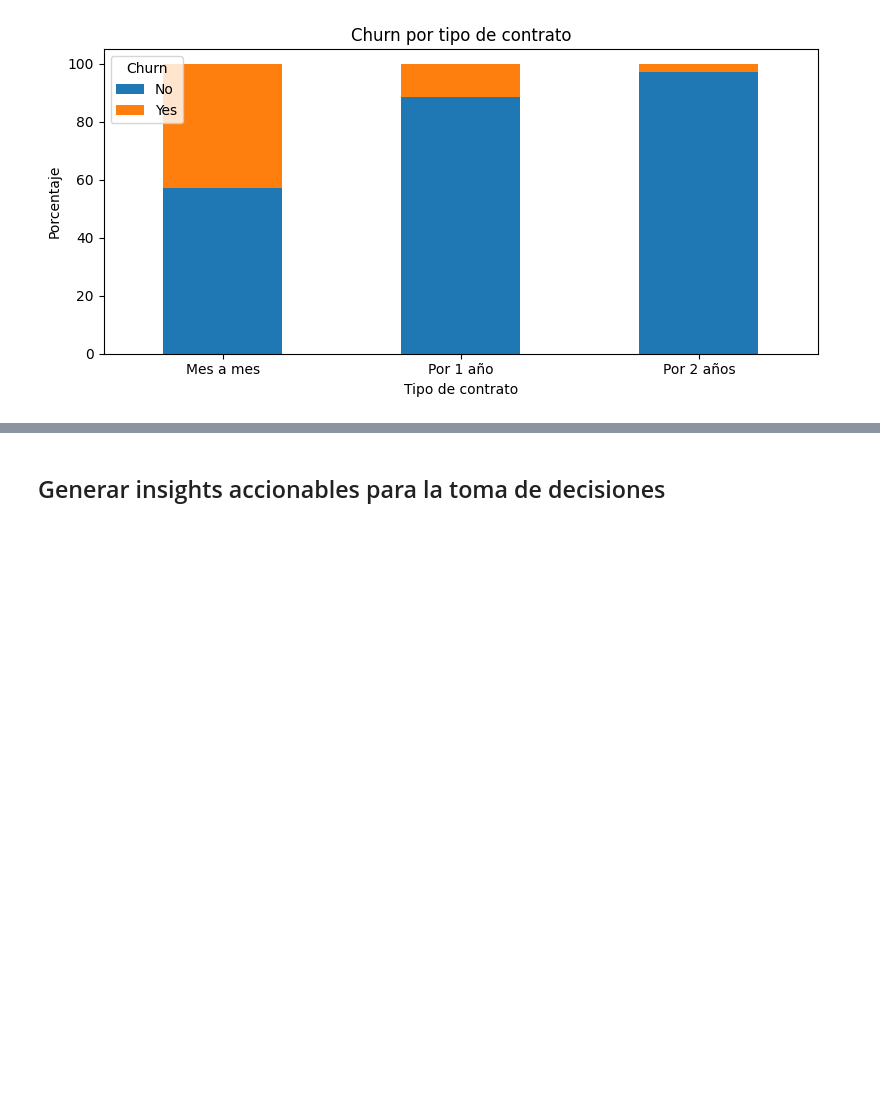
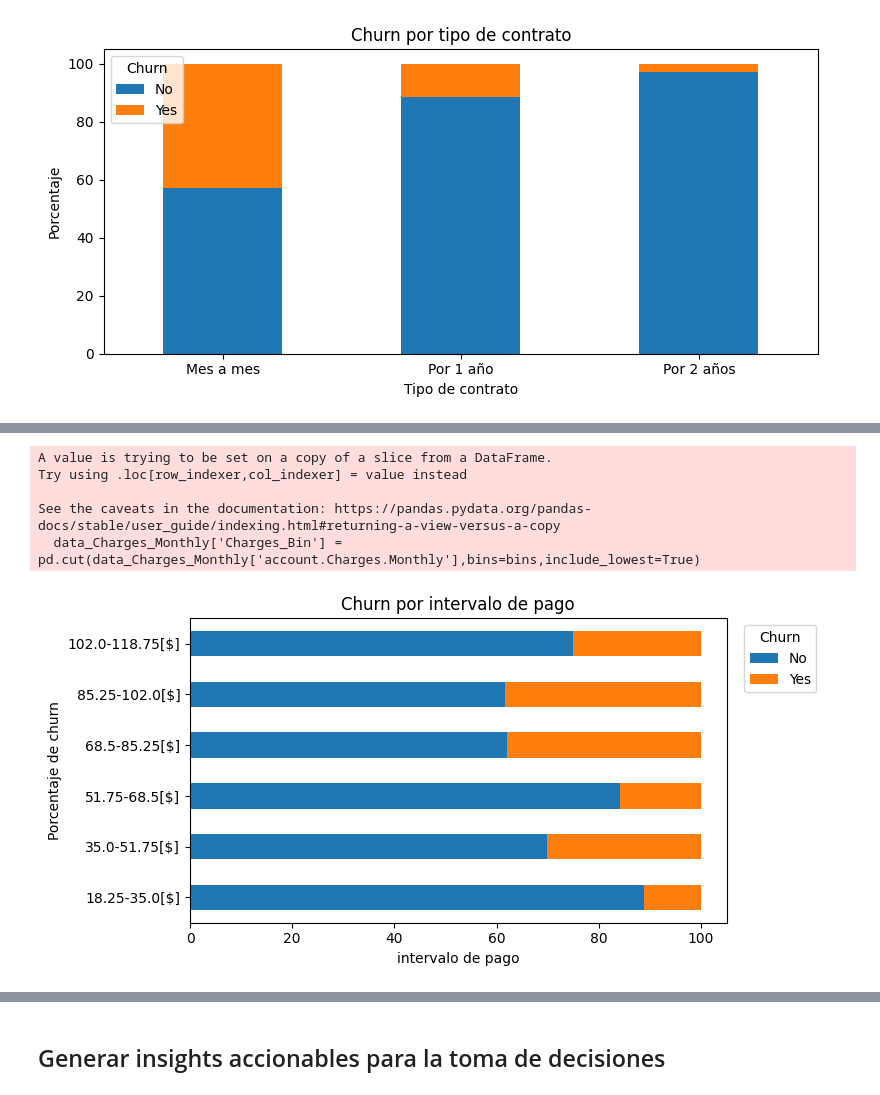
Before and after one commit to JCSR2022/challenge2-data-science-Alura, a Jupyter notebook: challenge2_data_science_Alura.ipynb, the cells around one changed output, grey strips where cells are left out. Cells and saved outputs as stored; diff of their text form; code cells hidden in the pictures; blank space fills up the shorter version.

```diff
--- a/challenge2_data_science_Alura.ipynb
+++ b/challenge2_data_science_Alura.ipynb
@@ -711,0 +818,39 @@ data.head()
+# %%
+def plot_dicr_Charges_Monthly(df_Charges_Monthly,x=5):
+  min_val = data_Charges_Monthly['account.Charges.Monthly'].min()
+  max_val = data_Charges_Monthly['account.Charges.Monthly'].max()
+  paso = (max_val - min_val) / (x + 1)
+  bins = [round(min_val + i * paso, 2) for i in range(x + 2)]
+  intervalos = [ f"{bins[i-1]}-{bins[i]}[$]" for i in range(1,len(bins))]
+
+  data_Charges_Monthly['Charges_Bin'] = pd.cut(data_Charges_Monthly['account.Charges.Monthly'],bins=bins,include_lowest=True)
+  df_Charges_Monthly = pd.crosstab(data_Charges_Monthly['Charges_Bin'],data_Charges_Monthly['Churn'],normalize='index') * 100
+
+  df_Charges_Monthly.index = intervalos
+  ax = df_Charges_Monthly.plot(
+      kind='barh',
+      stacked=True,
+      figsize=(8,4),
+      title='Churn por intervalo de pago',
+      ylabel='Porcentaje de churn',
+      xlabel='intervalo de pago'
+  )
+
+  ax.legend(
+    title='Churn',
+    bbox_to_anchor=(1.02, 1),   # posición
+    loc='upper left')
+
+  plt.tight_layout()
+
+  return df_Charges_Monthly
+
+
+df_Charges_Monthly2 = plot_dicr_Charges_Monthly(df_Charges_Monthly,5)
+# %% [output]
+A value is trying to be set on a copy of a slice from a DataFrame.
+Try using .loc[row_indexer,col_indexer] = value instead
+
+See the caveats in the documentation: https://pandas.pydata.org/pandas-docs/stable/user_guide/indexing.html#returning-a-view-versus-a-copy
+  data_Charges_Monthly['Charges_Bin'] = pd.cut(data_Charges_Monthly['account.Charges.Monthly'],bins=bins,include_lowest=True)
+[figure, added]
```
Also changed, not shown: parts of 21 cells of this notebook.
